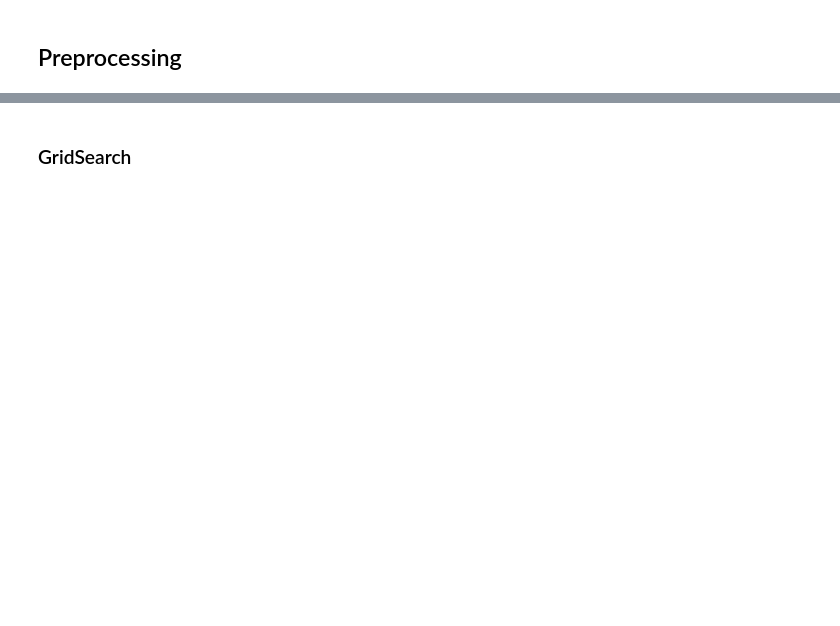
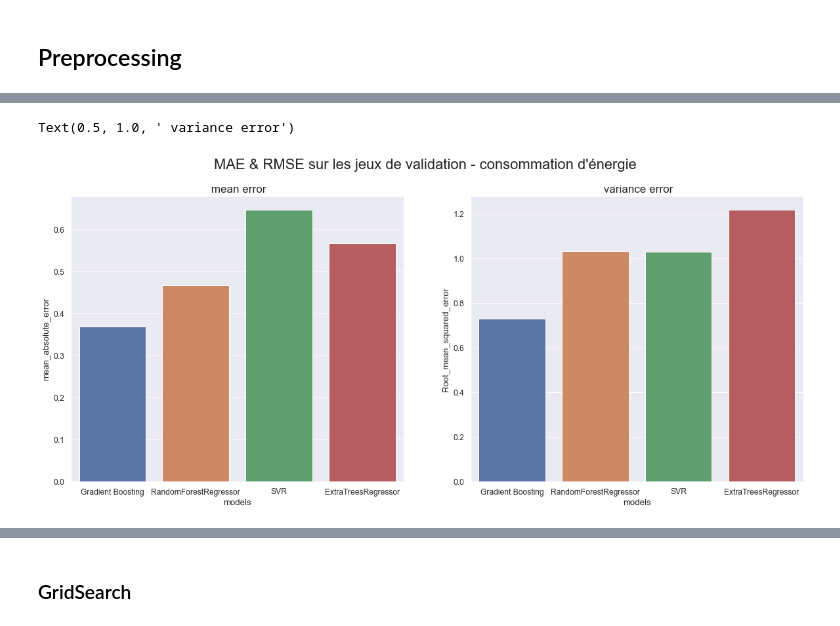
Before and after one commit to Azimoj/Seattle-Electricity, a Jupyter notebook: Pélec_02_notebook.ipynb, the cells around one changed output, grey strips where cells are left out. Drawn from its saved outputs; the diff is of its cells as text; code cells hidden in the pictures; blank space fills up the shorter version.

```diff
--- a/Pélec_02_notebook.ipynb
+++ b/Pélec_02_notebook.ipynb
@@ -170,0 +98,2 @@ Nous allons continuer avec les modèles "ExtraTreesRegressor" & "GradientBoostin
+# %%
+data[data==np.inf]=np.nan
@@ -170,0 +602,10 @@ Nous allons continuer avec les modèles "ExtraTreesRegressor" & "GradientBoostin
+# %%
+print("score d'entrainement = ",ETR_energy_score,"\n")
+y_pred_energy = ETR_energy.predict(X_test)
+MAE_ETR_en= mean_absolute_error(y_test_energy,y_pred_energy)
+RMSE_ETR_en = np.sqrt(mean_squared_error(y_test_energy,y_pred_energy))
+
+
+print("score de la prédiction:")
+print("MAE = ",MAE_ETR_en)
+print("RMSE = ",RMSE_ETR_en)
@@ -170,0 +618,8 @@ Nous allons continuer avec les modèles "ExtraTreesRegressor" & "GradientBoostin
+# %%
+# Temp d'entrainement du modèle
+best_model_index = GS_ETR.best_index_
+
+gs_ETR_mean_time_en= GS_ETR.cv_results_['mean_fit_time'][best_model_index]
+gs_ETR_std_time_en= GS_ETR.cv_results_['std_fit_time'][best_model_index]
+print("mean_time = " ,gs_ETR_mean_time_en)
+print("std_time = ",gs_ETR_std_time_en)
@@ -170,0 +631,9 @@ Nous allons continuer avec les modèles "ExtraTreesRegressor" & "GradientBoostin
+# %%
+model_df = {'models': ['Gradient Boosting', 'RandomForestRegressor', 'SVR', 'ExtraTreesRegressor'],
+            'mean_absolute_error': [MAE_gbr_en, MAE_RFR_en, MAE_SVR_en,MAE_ETR_en ],
+            'Root_mean_squared_error': [RMSE_gbr_en, RMSE_RFR_en, RMSE_SVR_en, RMSE_ETR_en],
+            'mean_fit_time':[gs_gbr_mean_time_en, gs_RFR_mean_time_en,gs_RFR_mean_time_en, gs_ETR_mean_time_en] ,
+            'std_fit_time': [gs_gbr_std_time_en,gs_RFR_std_time_en, gs_RFR_std_time_en,gs_ETR_std_time_en ],
+           'Score': [GBR_energy_Score,RFR_energy_Score, SVR_energy_Score, ETR_energy_score]}
+df1= pd.DataFrame(model_df)
+df1
@@ -170,0 +646,14 @@ Nous allons continuer avec les modèles "ExtraTreesRegressor" & "GradientBoostin
+# %%
+sns.set(font_scale=1.1)
+plt.figure(figsize=(20,8))
+plt.suptitle("MAE & RMSE sur les jeux de validation - consommation d'énergie",fontsize=22)
+plt.subplot(1,2,1)
+sns.barplot(x= df1['models'] ,y=df1['mean_absolute_error'])
+plt.title(" mean error", fontsize=17)
+
+plt.subplot(1,2,2)
+sns.barplot(x= df1['models'] ,y=df1['Root_mean_squared_error'])
+plt.title(" variance error", fontsize=17)
+# %% [output]
+Text(0.5, 1.0, ' variance error')
+[figure, added]
```
Also changed, not shown: parts of 158 cells of this notebook.
